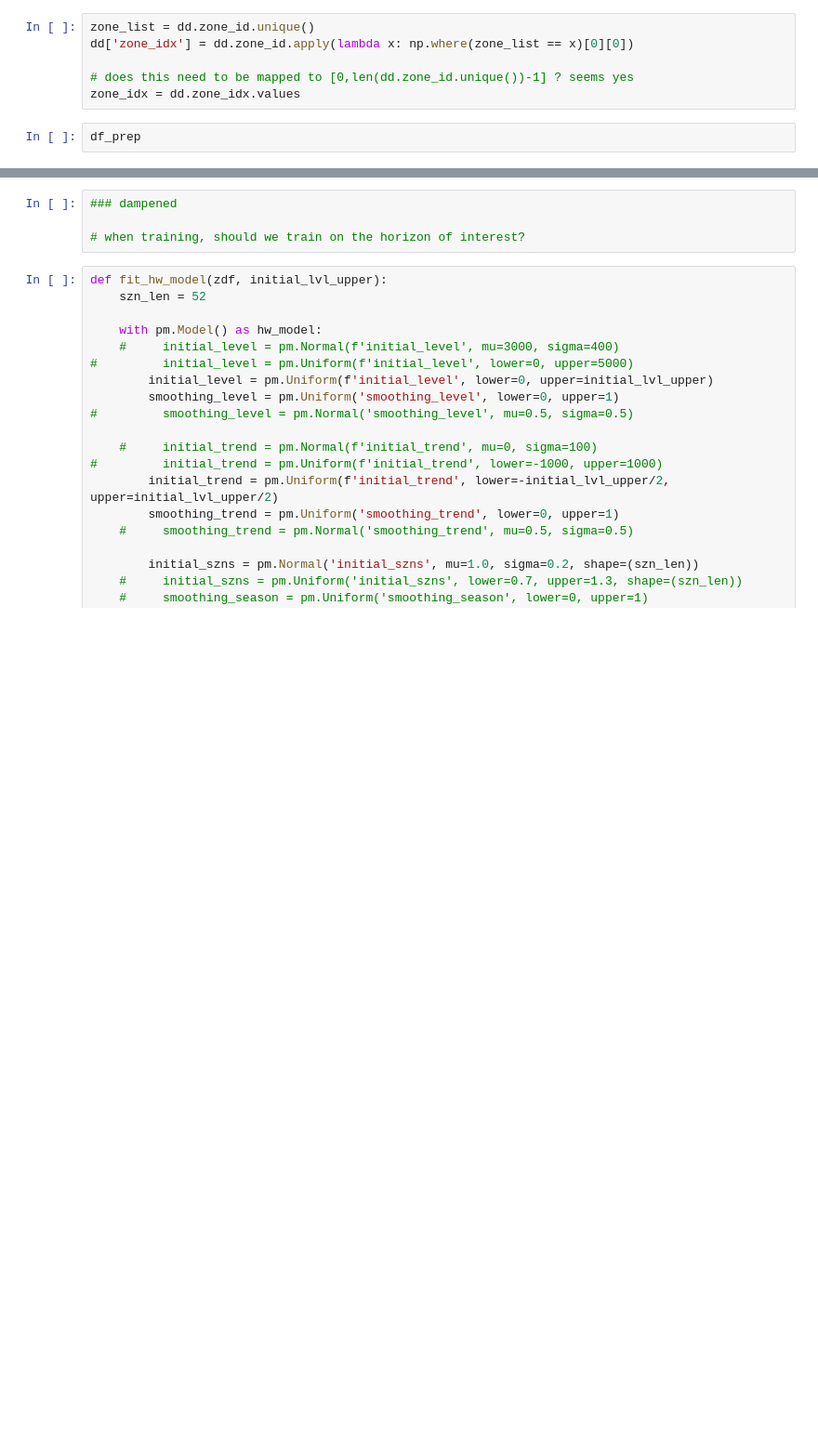
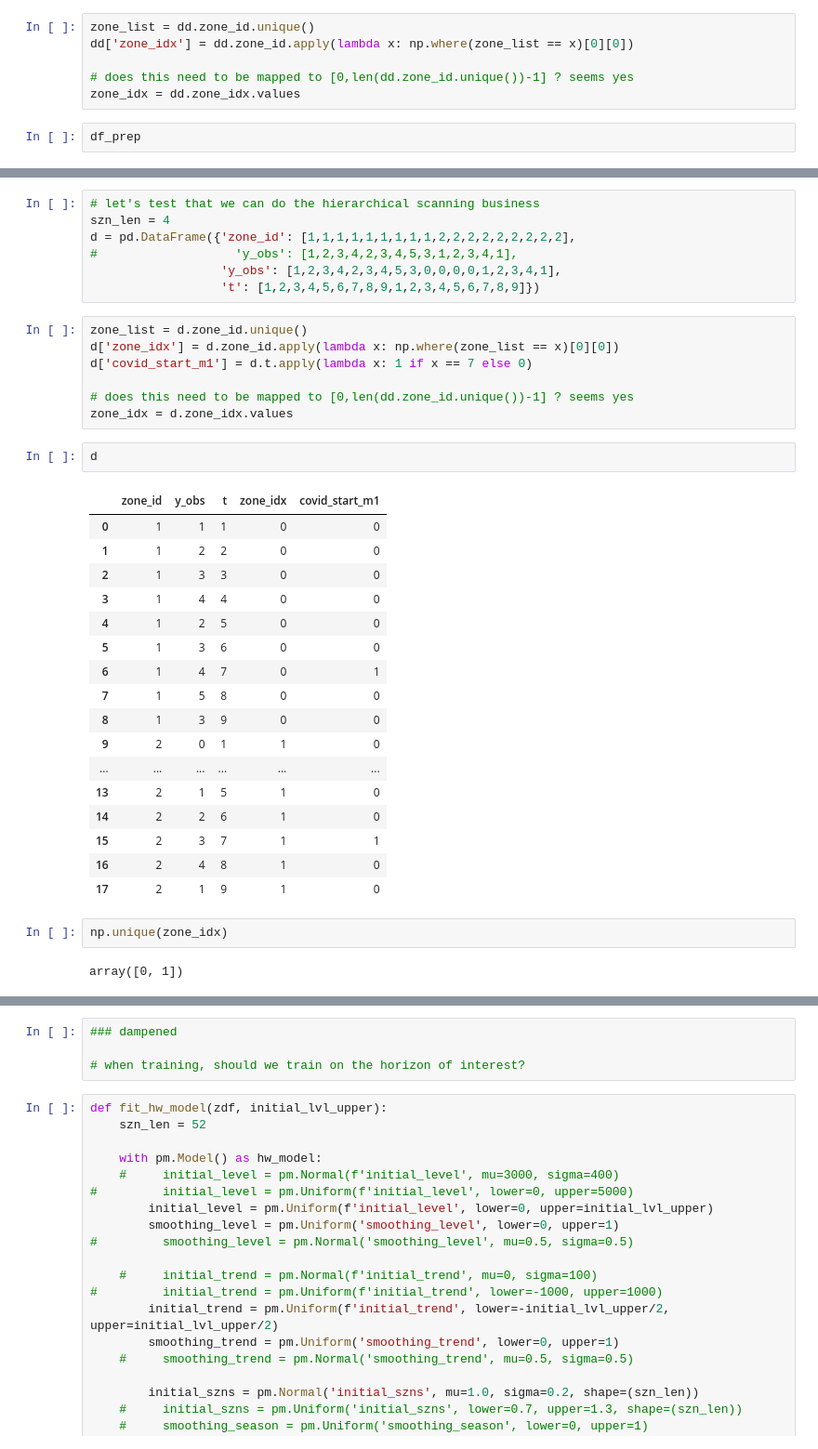
Before and after one commit to soreasy/bayesian_hierarchical_models, a Jupyter notebook: Hierarchical Bayesian Holt-Winters.ipynb, the cells around one changed output, grey strips where cells are left out. Shown at 93% size. Saved outputs shown, nothing was run; the diff lists cells and outputs as text; blank space fills up the shorter version.

Commit message:
setup for hierarchical extension

```diff
--- a/Hierarchical Bayesian Holt-Winters.ipynb
+++ b/Hierarchical Bayesian Holt-Winters.ipynb
@@ -112,0 +192,38 @@ def fit_hw_model(zdf, initial_lvl_upper):
+# %%
+# let's test that we can do the hierarchical scanning business
+szn_len = 4
+d = pd.DataFrame({'zone_id': [1,1,1,1,1,1,1,1,1,2,2,2,2,2,2,2,2,2],
+#                   'y_obs': [1,2,3,4,2,3,4,5,3,1,2,3,4,1],
+                  'y_obs': [1,2,3,4,2,3,4,5,3,0,0,0,0,1,2,3,4,1],
+                  't': [1,2,3,4,5,6,7,8,9,1,2,3,4,5,6,7,8,9]})
+# %%
+zone_list = d.zone_id.unique()
+d['zone_idx'] = d.zone_id.apply(lambda x: np.where(zone_list == x)[0][0])
+d['covid_start_m1'] = d.t.apply(lambda x: 1 if x == 7 else 0)
+
+# does this need to be mapped to [0,len(dd.zone_id.unique())-1] ? seems yes
+zone_idx = d.zone_idx.values
+# %%
+d
+# %% [output]
+|  | zone_id | y_obs | t | zone_idx | covid_start_m1 |
+| 0 | 1 | 1 | 1 | 0 | 0 |
+| 1 | 1 | 2 | 2 | 0 | 0 |
+| 2 | 1 | 3 | 3 | 0 | 0 |
+| 3 | 1 | 4 | 4 | 0 | 0 |
+| 4 | 1 | 2 | 5 | 0 | 0 |
+| 5 | 1 | 3 | 6 | 0 | 0 |
+| 6 | 1 | 4 | 7 | 0 | 1 |
+| 7 | 1 | 5 | 8 | 0 | 0 |
+| 8 | 1 | 3 | 9 | 0 | 0 |
+| 9 | 2 | 0 | 1 | 1 | 0 |
+| ... | ... | ... | ... | ... | ... |
+| 13 | 2 | 1 | 5 | 1 | 0 |
+| 14 | 2 | 2 | 6 | 1 | 0 |
+| 15 | 2 | 3 | 7 | 1 | 1 |
+| 16 | 2 | 4 | 8 | 1 | 0 |
+| 17 | 2 | 1 | 9 | 1 | 0 |
+# %%
+np.unique(zone_idx)
+# %% [output]
+array([0, 1])
```
Also changed, not shown: parts of 61 cells of this notebook, 1 other file.
